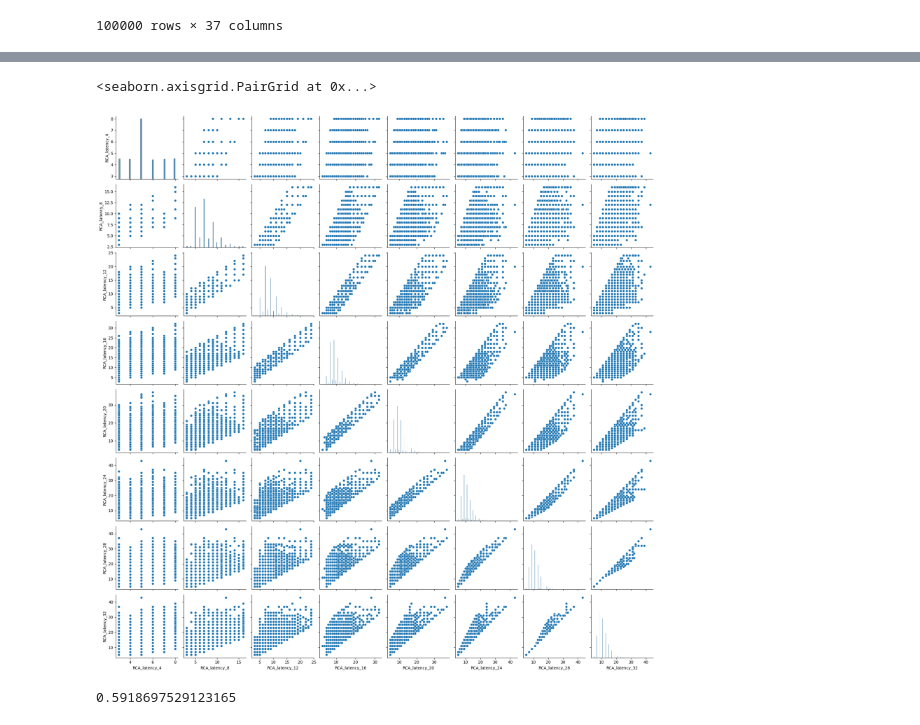
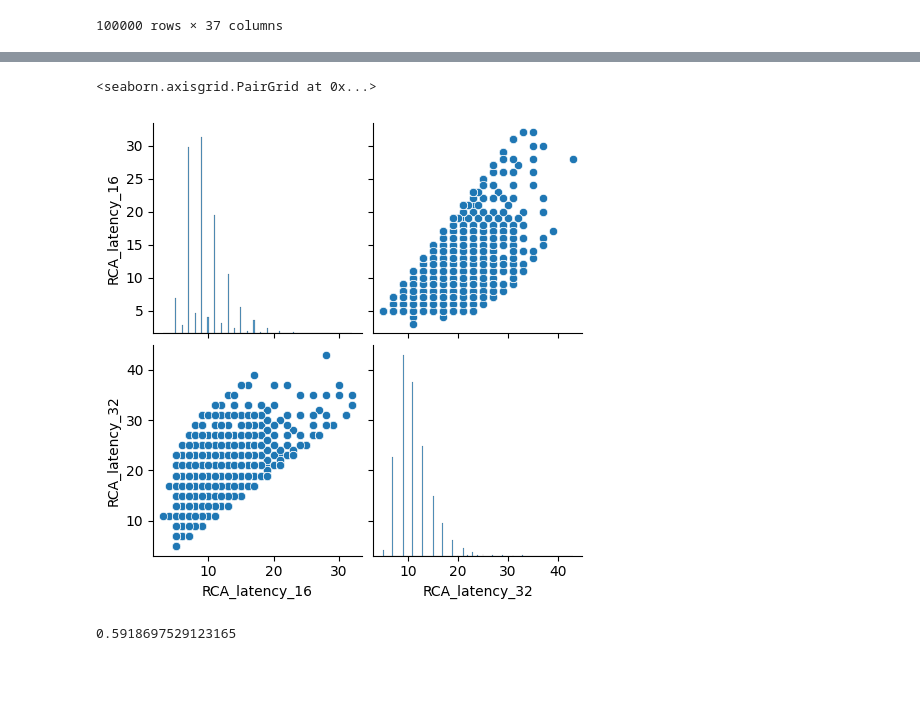
Before and after one commit to ALN006/dynamic_adder_2025, a Jupyter notebook: data/adder_data_analysis_notebook.ipynb, the cells around one changed output, grey strips where cells are left out. Saved outputs shown, nothing was run; the diff lists cells and outputs as text; code cells hidden in the pictures; blank space fills up the shorter version.

```diff
--- a/data/adder_data_analysis_notebook.ipynb
+++ b/data/adder_data_analysis_notebook.ipynb
@@ -121,8 +139,8 @@ df
 # %%
-sns.pairplot(df[[f"RCA_latency_{i}" for i in range(4,33,4)]])
+sns.pairplot(df[[f"RCA_latency_{i}" for i in range(16,33,16)]])
 # %% [output]
 <seaborn.axisgrid.PairGrid at 0x...>
-[figure, old version]
+[figure, new version]
 # %%
 def time2(N):
     '''returns the time required for our design to run with the 4 input NAND peripheral
```
Also changed, not shown: parts of 1 cell of this notebook, 2 other files.
